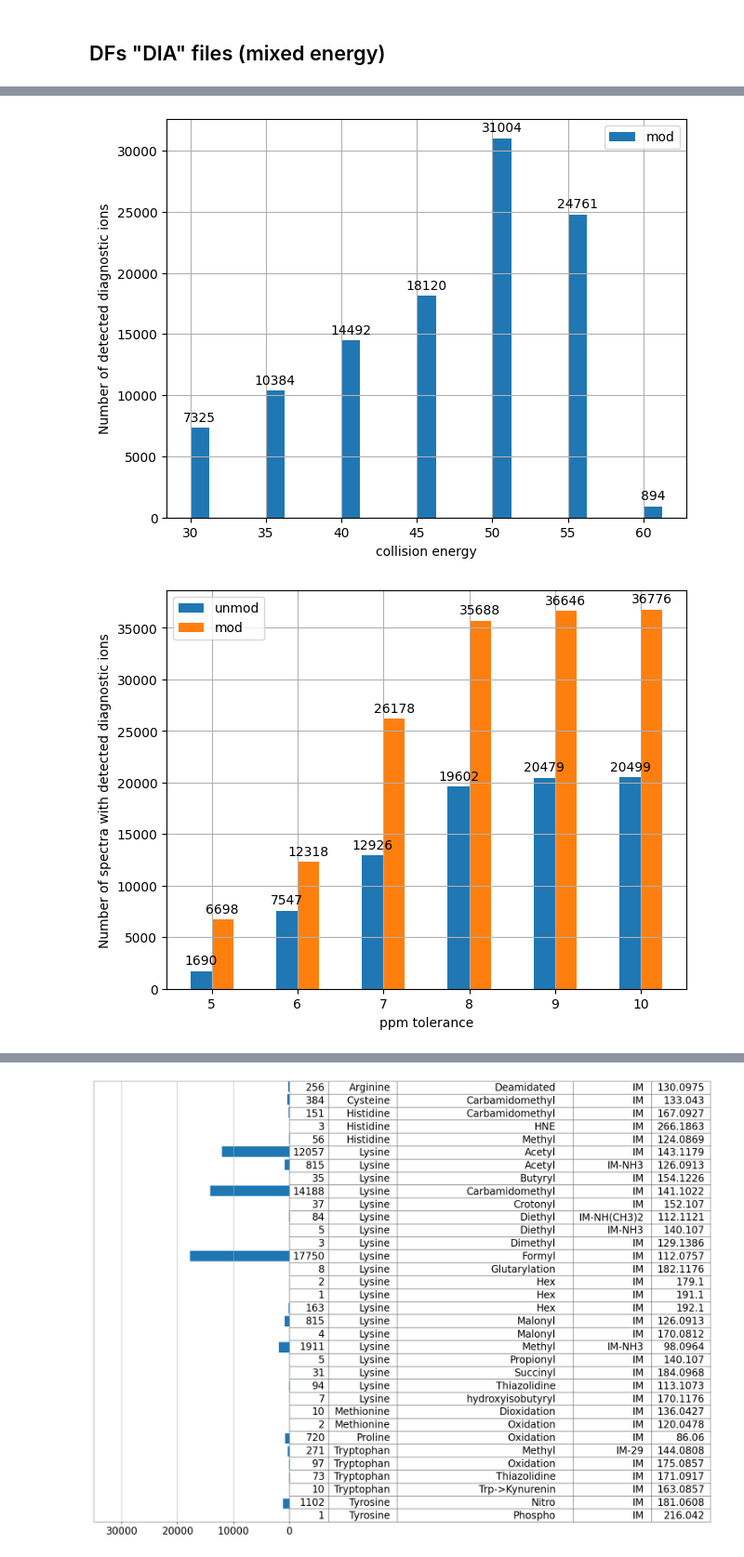
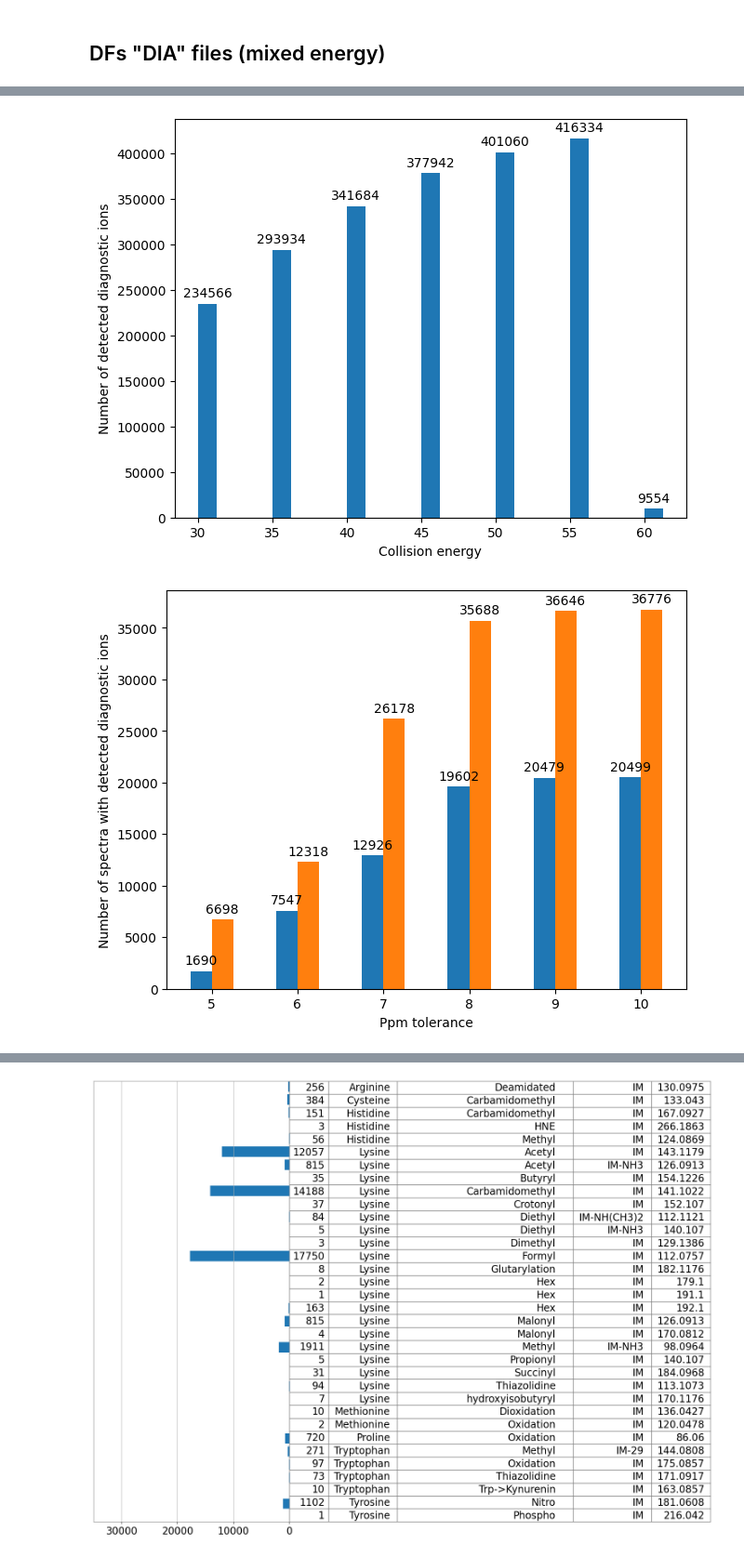
Before and after one commit to cschlaffner/PTMsearch, a Jupyter notebook: notebooks/ion_results_summary.ipynb, the cells around one changed output, grey strips where cells are left out. Shown at 93% size. Cells and saved outputs as stored; diff of their text form; code cells hidden in the pictures.

```diff
--- a/notebooks/ion_results_summary.ipynb
+++ b/notebooks/ion_results_summary.ipynb
@@ -20,22 +20,22 @@ def grouped_bar_mods(dfs_unmod, dfs_mod, xticklabels, xlabel, out_name=None, leg
 
     fig, ax = plt.subplots(layout='constrained')
 
-    ax.grid(True)
+    if len(dfs_unmod) > 0:
+        ax.bar_label(ax.bar(x, [len(get_mods(df)) for df in dfs_unmod], width, label="Dataset without mods"), padding=3)
 
-    if len(dfs_unmod) > 0:
-        ax.bar_label(ax.bar(x, [len(get_mods(df)) for df in dfs_unmod], width, label="unmod"), padding=3)
-
-    ax.bar_label(ax.bar(x + width, [len(get_mods(df)) for df in dfs_mod], width, label="mod"), padding=3)
+    ax.bar_label(ax.bar(x + width, [len(get_mods(df)) for df in dfs_mod], width, label="Dataset with mods"), padding=3)
 
     ax.set_ylabel('Number of detected diagnostic ions')
     ax.set_xlabel(xlabel)
     #ax.set_title(f"Number of detected diagnostic ions for different {xlabel}")
     ax.set_xticks(x + width/2, xticklabels)
-    ax.legend(loc=legend_loc)
+
+    if legend_loc is not None:
+        ax.legend(loc=legend_loc)
     #ax.set_ylim(0, 250)
 
     if out_name is not None:
-        plt.savefig(f"../../data/plots/{out_name}.png", bbox_inches="tight")
+        plt.savefig(f"../../data/plots/{out_name}.svg", bbox_inches="tight")
     plt.show()
 # %%
 def grouped_bar_mods_spectra(dfs_unmod, dfs_mod, xticklabels, xlabel, out_name=None, legend_loc="upper right"):
@@ -106,12 +115,12 @@ dfs_unmod_ppm = [
 # %%
 dfs_different_collision_energies = [
-    pd.read_csv("../../data/result_csvs/230228_Immonium_30NCE_mod.mzML_diagnostic_ions_ppm_tolerance_5_snr_threshold_3.csv"),
-    pd.read_csv("../../data/result_csvs/230228_Immonium_35NCE_mod.mzML_diagnostic_ions_ppm_tolerance_5_snr_threshold_3.csv"),
-    pd.read_csv("../../data/result_csvs/230228_Immonium_40NCE_mod.mzML_diagnostic_ions_ppm_tolerance_5_snr_threshold_3.csv"),
-    pd.read_csv("../../data/result_csvs/230228_Immonium_45NCE_mod.mzML_diagnostic_ions_ppm_tolerance_5_snr_threshold_3.csv"),
-    pd.read_csv("../../data/result_csvs/230228_Immonium_50NCE_mod.mzML_diagnostic_ions_snr_threshold_3.csv"),
-    pd.read_csv("../../data/result_csvs/230228_Immonium_55NCE_mod.mzML_diagnostic_ions_ppm_tolerance_5_snr_threshold_3.csv"),
-    pd.read_csv("../../data/result_csvs/230228_Immonium_60NCE_mod.mzML_diagnostic_ions_ppm_tolerance_5_snr_threshold_3.csv"),
+    pd.read_csv("../../data/result_csvs/230228_Immonium_30NCE_mod.mzML_diagnostic_ions_ppm_tolerance_10_snr_threshold_3_unimod.csv"),
+    pd.read_csv("../../data/result_csvs/230228_Immonium_35NCE_mod.mzML_diagnostic_ions_ppm_tolerance_10_snr_threshold_3_unimod.csv"),
+    pd.read_csv("../../data/result_csvs/230228_Immonium_40NCE_mod.mzML_diagnostic_ions_ppm_tolerance_10_snr_threshold_3_unimod.csv"),
+    pd.read_csv("../../data/result_csvs/230228_Immonium_45NCE_mod.mzML_diagnostic_ions_ppm_tolerance_10_snr_threshold_3_unimod.csv"),
+    pd.read_csv("../../data/result_csvs/230228_Immonium_50NCE_mod.mzML_diagnostic_ions_ppm_tolerance_10_snr_threshold_3_unimod.csv"),
+    pd.read_csv("../../data/result_csvs/230228_Immonium_55NCE_mod.mzML_diagnostic_ions_ppm_tolerance_10_snr_threshold_3_unimod.csv"),
+    pd.read_csv("../../data/result_csvs/230228_Immonium_60NCE_mod.mzML_diagnostic_ions_ppm_tolerance_10_snr_threshold_3_unimod.csv"),
 ]
 # %% [markdown]
 ## DFs "DIA" files (mixed energy)
@@ -176,8 +185,8 @@ grouped_bar_mods(dfs_dia_unmod_snr, dfs_dia_mod_snr, [1,2,3,5,10], "SNR threshol
 # %%
-grouped_bar_mods([], dfs_different_collision_energies, [30, 35, 40, 45, 50, 55, 60], "collision energy", out_name="collision_energies")
+grouped_bar_mods([], dfs_different_collision_energies, [30, 35, 40, 45, 50, 55, 60], "Collision energy", out_name="collision_energies", legend_loc=None)
 # %% [output]
-[figure, old version]
+[figure, new version]
 # %%
-grouped_bar_mods_spectra(dfs_dia_unmod_ppm, dfs_dia_mod_ppm, [5, 6, 7, 8, 9, 10], "ppm tolerance", legend_loc="upper left", out_name="dia_ppm tolerances_spectra")
+grouped_bar_mods_spectra(dfs_dia_unmod_ppm, dfs_dia_mod_ppm, [5, 6, 7, 8, 9, 10], "Ppm tolerance", legend_loc="upper left", out_name="dia_ppm_tolerances_spectra")
 # %% [output]
-[figure, old version]
+[figure, new version]
```
Also changed, not shown: parts of 15 cells of this notebook, 7 other files.
